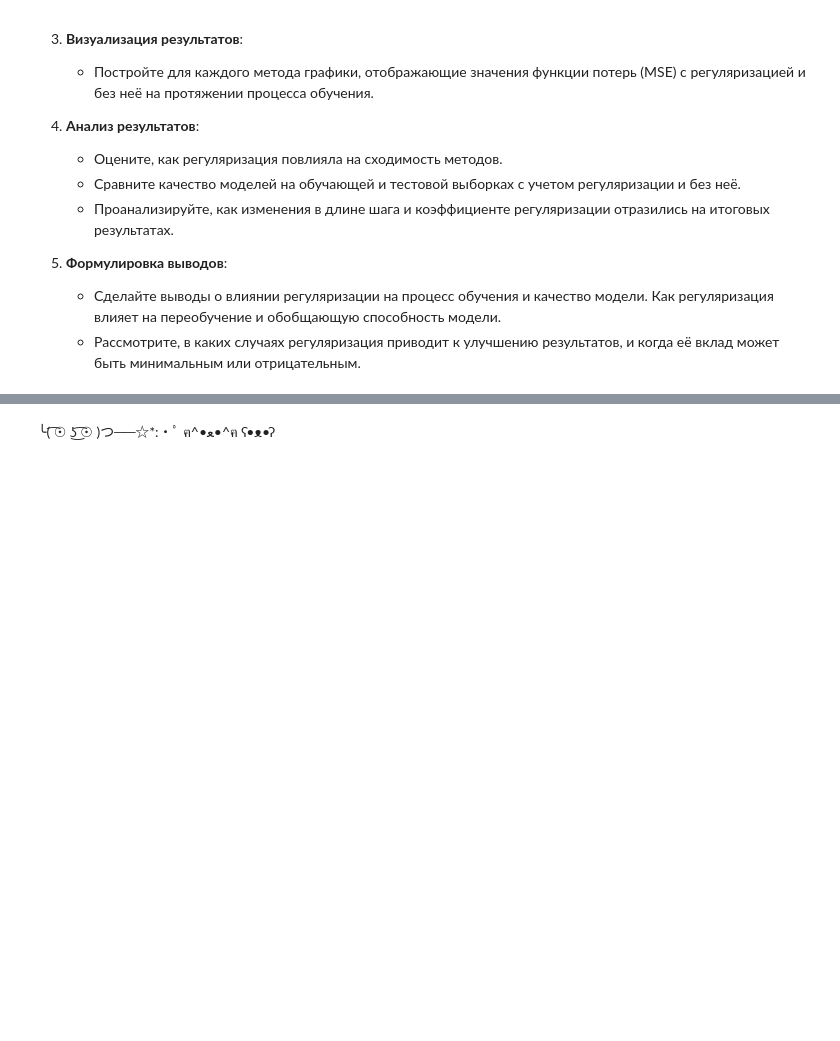
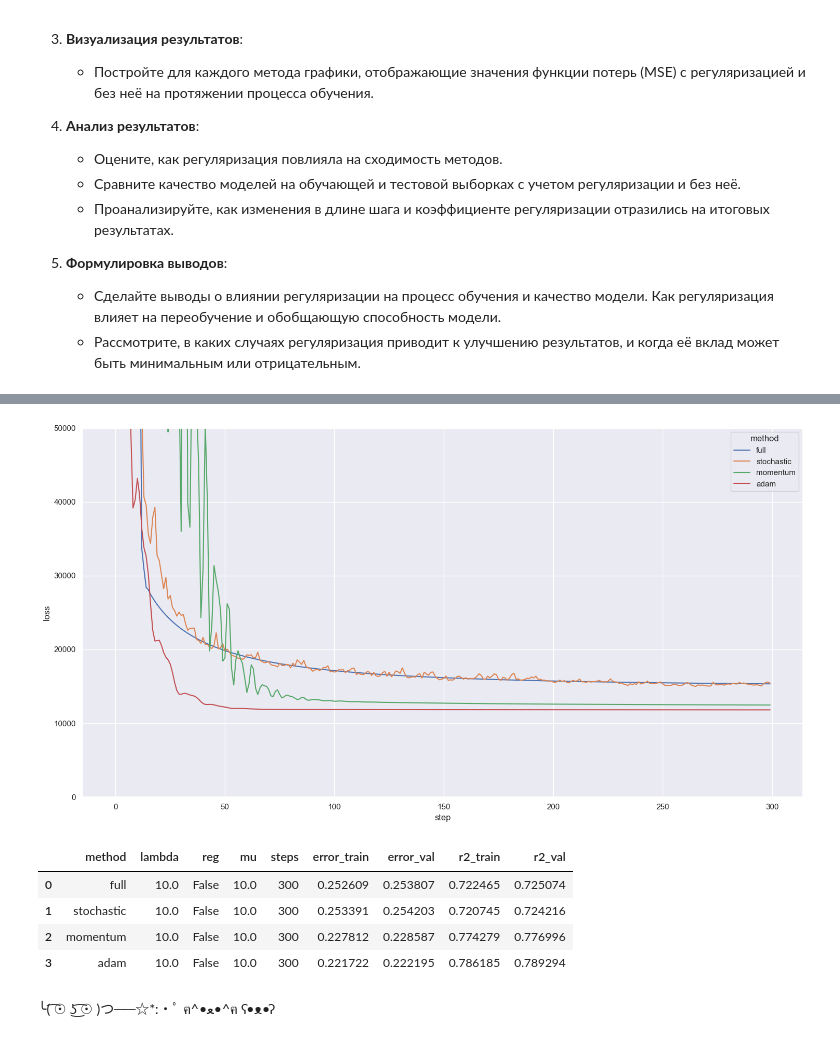
Before and after one commit to ArtemKirk/LAB-4-Gradient-Descent, a Jupyter notebook: ML MAI & SBER. GD. LAB 4.ipynb, the cells around one changed output, grey strips where cells are left out. Cells and saved outputs as stored; diff of their text form; code cells hidden in the pictures; blank space fills up the shorter version.

```diff
--- a/ML MAI & SBER. GD. LAB 4.ipynb
+++ b/ML MAI & SBER. GD. LAB 4.ipynb
@@ -942,0 +1014,7 @@ $$
+# %%
+temp = metrics1[['method', 'lambda', 'reg', 'mu', 'loss']].groupby(['method', 'lambda','reg', 'mu'], as_index=False).min()
+
+print(temp[temp['loss'] == temp[temp['reg'] == True][temp['method'] == 'full'].loss.min()])
+print(temp[temp['loss'] == temp[temp['reg'] == True][temp['method'] == 'stochastic'].loss.min()])
+print(temp[temp['loss'] == temp[temp['reg'] == True][temp['method'] == 'momentum'].loss.min()])
+print(temp[temp['loss'] == temp[temp['reg'] == True][temp['method'] == 'adam'].loss.min()])
@@ -943,3 +1095,20 @@ $$
+# %%
+fig, ax = plt.subplots(figsize=(15, 8))
+
+ax = sns.lineplot(data=metrics3, y='loss', x='step', hue='method')
+ax.set_ylim(0, 5 * 10e3)
+
+plt.tight_layout()
+plt.show()
+
+metrics4
+# %% [output]
+[figure, added]
+|  | method | lambda | reg | mu | steps | error_train | error_val | r2_train | r2_val |
+| 0 | full | 10.0 | False | 10.0 | 300 | 0.252609 | 0.253807 | 0.722465 | 0.725074 |
+| 1 | stochastic | 10.0 | False | 10.0 | 300 | 0.253391 | 0.254203 | 0.720745 | 0.724216 |
+| 2 | momentum | 10.0 | False | 10.0 | 300 | 0.227812 | 0.228587 | 0.774279 | 0.776996 |
+| 3 | adam | 10.0 | False | 10.0 | 300 | 0.221722 | 0.222195 | 0.786185 | 0.789294 |
 # %% [markdown]
 ╰( ͡☉ ͜ʖ ͡☉ )つ──☆*:・ﾟ   ฅ^•ﻌ•^ฅ   ʕ•ᴥ•ʔ
 # %% [markdown]
```
Also changed, not shown: parts of 5 cells of this notebook, 1 other file.
